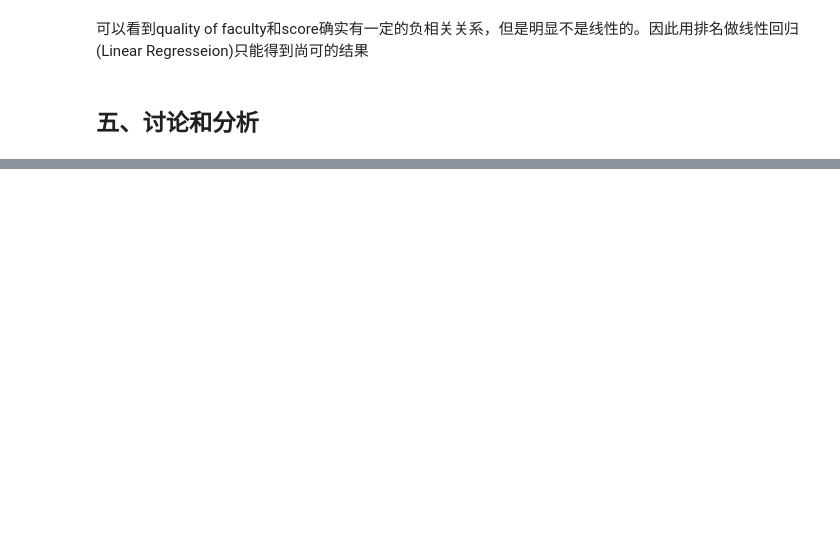
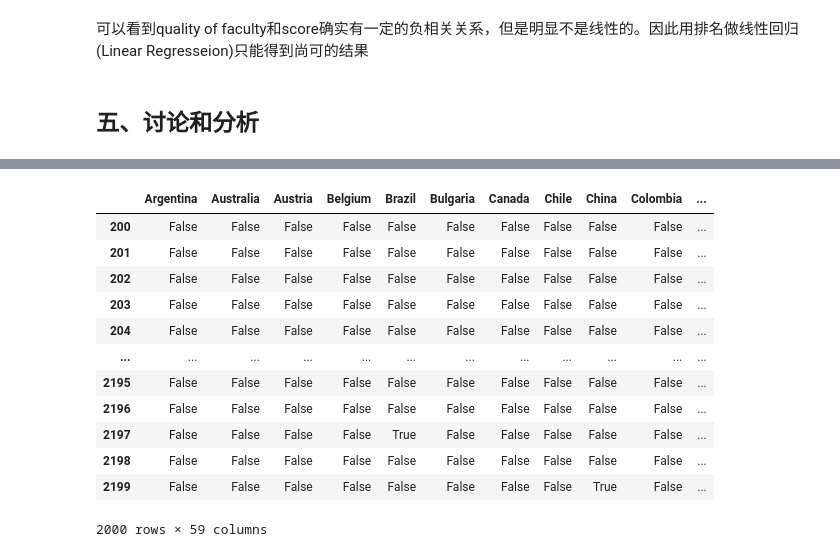
Before and after one commit to Jake177/Machine-Learning, a Jupyter notebook: 基于回归分析的大学综合得分预测/exp2.ipynb, the cells around one changed output, grey strips where cells are left out. Saved outputs shown, nothing was run; the diff lists cells and outputs as text; code cells hidden in the pictures; blank space fills up the shorter version.

```diff
--- a/基于回归分析的大学综合得分预测/exp2.ipynb
+++ b/基于回归分析的大学综合得分预测/exp2.ipynb
@@ -192,0 +200,16 @@ plt.show()
+# %%
+pd.get_dummies(data_df['region']) # 使用 get_dummies 将 region 列转换为 one-hot 编码
+# %% [output]
+|  | Argentina | Australia | Austria | Belgium | Brazil | Bulgaria | Canada | Chile | China | Colombia | ... |
+| 200 | False | False | False | False | False | False | False | False | False | False | ... |
+| 201 | False | False | False | False | False | False | False | False | False | False | ... |
+| 202 | False | False | False | False | False | False | False | False | False | False | ... |
+| 203 | False | False | False | False | False | False | False | False | False | False | ... |
+| 204 | False | False | False | False | False | False | False | False | False | False | ... |
+| ... | ... | ... | ... | ... | ... | ... | ... | ... | ... | ... | ... |
+| 2195 | False | False | False | False | False | False | False | False | False | False | ... |
+| 2196 | False | False | False | False | False | False | False | False | False | False | ... |
+| 2197 | False | False | False | False | True | False | False | False | False | False | ... |
+| 2198 | False | False | False | False | False | False | False | False | False | False | ... |
+| 2199 | False | False | False | False | False | False | False | False | True | False | ... |
+2000 rows × 59 columns
```
Also changed, not shown: parts of 11 cells of this notebook, 5 other files.
